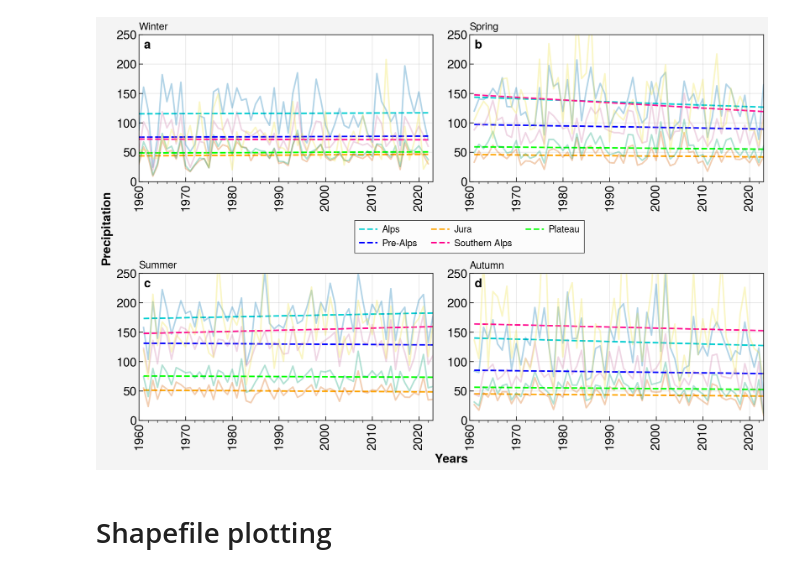
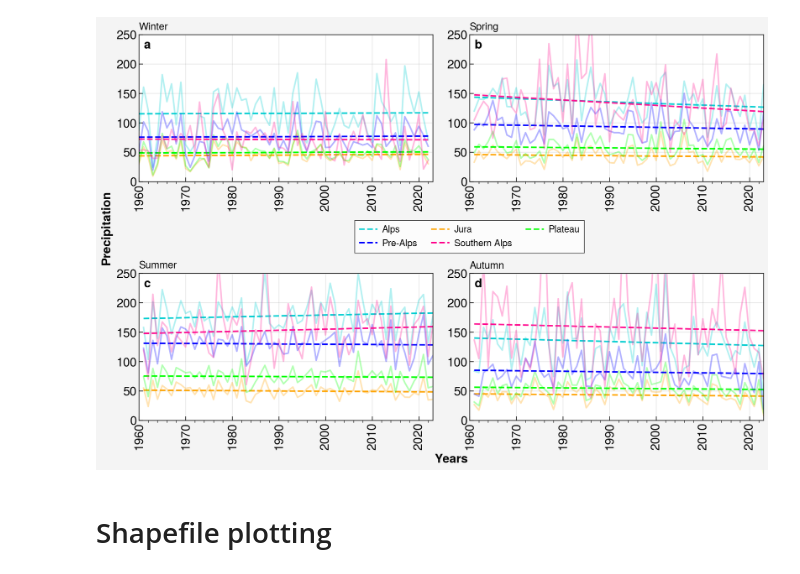
Before and after one commit to destoswa/atmo_project, a Jupyter notebook: reg_seasonal_analysis.ipynb, the cells around one changed output. Cells and saved outputs as stored; diff of their text form; code cells hidden in the pictures.

```diff
--- a/reg_seasonal_analysis.ipynb
+++ b/reg_seasonal_analysis.ipynb
@@ -78,7 +78,7 @@ for turn in range(2):
             a,b = np.polyfit(range(xlim_min,xlim_max+1), var_season_time_series[season_val_map[season_val]], 1) # fit least-squares polynomial line
 
             axs[i-1].line(range(xlim_min,xlim_max+1), a*range(xlim_min,xlim_max+1)+b, color=color_map[idx], linestyle='--', label=region)
-            axs[i-1].plot(range(xlim_min,xlim_max+1), var_season_time_series[season_val_map[season_val]], alpha=0.3, label='_nolegend_')
+            axs[i-1].plot(range(xlim_min,xlim_max+1), var_season_time_series[season_val_map[season_val]], color=color_map[idx], alpha=0.3, label='_nolegend_')
 
             axs[i-1].set_ylabel('') # make sure that y-labels are not seen at first
             axs[i-1].set_ylim(ylim_min, ylim_max)
@@ -91,34 +91,34 @@ axs[4].set_ylabel(available_vars_map[available_vars[1]], fontsize=12, fontweight
 axs[8].set_ylabel(available_vars_map[available_vars[2]], fontsize=12, fontweight='bold')
 axs[12].set_ylabel(available_vars_map[available_vars[3]], fontsize=12, fontweight='bold')"""
 
 axs[0].format(titleloc='l', title='Winter', labelsize=12)
 axs[1].format(titleloc='l', title='Spring', labelsize=12)
 axs[2].format(titleloc='l', title='Summer', labelsize=12)
 axs[3].format(titleloc='l', title='Autumn', labelsize=12)
 
 axs.format(abc=True, abcloc='ul', abcsize=12)
 axs.set_xlabel('Years', fontsize=12, fontweight='bold')
 axs.set_ylabel('Precipitation', fontsize=12, fontweight='bold')
 axs.set_xlim(1960, 2023)
 axs.set_ylim(0,250)
 
 #min_date = pd.to_datetime('1960-01')
 #max_date = pd.to_datetime('2024-01')
 #axs.xaxis_date()
 #axs.xaxis.set_major_locator(mdates.AutoDateLocator())
 #axs.xaxis.set_major_formatter(mdates.DateFormatter('%Y-%m'))
 
 axs.grid(True)
 axs.format(ytickminor=False, xtickminor=True)
 axs.tick_params(axis='x', labelrotation=90)
 axs.tick_params(axis='y', labelsize=12, direction="in",)
 axs.tick_params(axis='x', labelsize=12, direction="in",)
 plt.legend(loc='center', bbox_to_anchor=(0,1.25))
 fig.tight_layout()
 
 #plt.savefig(r'sample_pics/seasonal_prec_per_regions.png', bbox_inches='tight', optimize=True, progressive=True, dpi=1000)
 # %% [output]
-[figure, old version]
+[figure, new version]
 # %% [markdown]
 # Shapefile plotting
 # %%
```
Also changed, not shown: parts of 3 cells of this notebook, 1 other file.
